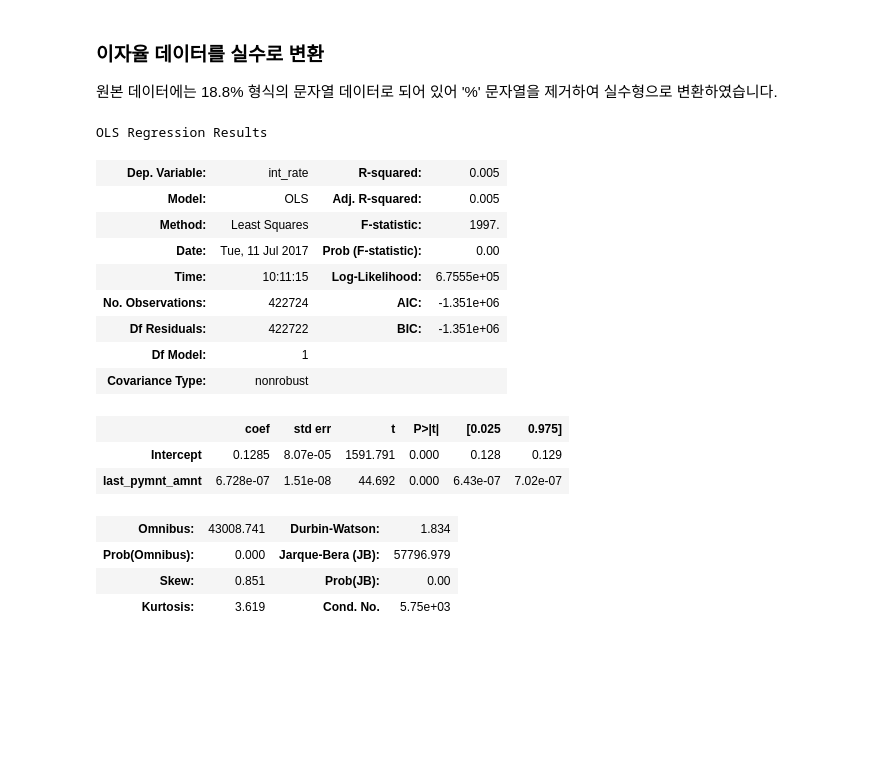
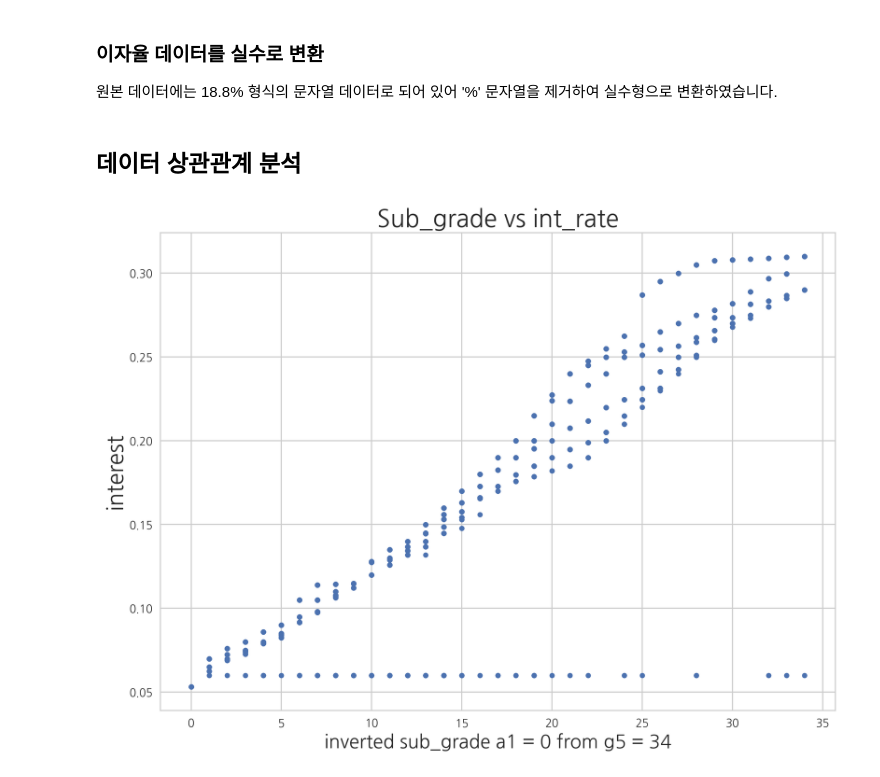
Before and after one commit to devyohan/fc_team_project2, a Jupyter notebook: notebook.ipynb, the cells around one changed output. Cells and saved outputs as stored; diff of their text form; code cells hidden in the pictures; blank space fills up the shorter version.

Commit message:
Added plot : sub_grade vs int_rate

```diff
--- a/notebook.ipynb
+++ b/notebook.ipynb
@@ -160,20 +158,16 @@ asdf = sm.OLS.from_formula("int_rate ~ last_pymnt_amnt", data=df0).fit()
-# %%
-asdf.summary()
-# %% [output]
-OLS Regression Results
-| Dep. Variable: | int_rate | R-squared: | 0.005 |
-| Model: | OLS | Adj. R-squared: | 0.005 |
-| Method: | Least Squares | F-statistic: | 1997. |
-| Date: | Tue, 11 Jul 2017 | Prob (F-statistic): | 0.00 |
-| Time: | 10:11:15 | Log-Likelihood: | 6.7555e+05 |
-| No. Observations: | 422724 | AIC: | -1.351e+06 |
-| Df Residuals: | 422722 | BIC: | -1.351e+06 |
-| Df Model: | 1 |  |  |
-| Covariance Type: | nonrobust |  |  |
-|  | coef | std err | t | P>|t| | [0.025 | 0.975] |
-| Intercept | 0.1285 | 8.07e-05 | 1591.791 | 0.000 | 0.128 | 0.129 |
-| last_pymnt_amnt | 6.728e-07 | 1.51e-08 | 44.692 | 0.000 | 6.43e-07 | 7.02e-07 |
-| Omnibus: | 43008.741 | Durbin-Watson: | 1.834 |
-| Prob(Omnibus): | 0.000 | Jarque-Bera (JB): | 57796.979 |
-| Skew: | 0.851 | Prob(JB): | 0.00 |
-| Kurtosis: | 3.619 | Cond. No. | 5.75e+03 |
+# %% [markdown]
+## 데이터 상관관계 분석
+# %%
+from sklearn.preprocessing import LabelEncoder
+le = LabelEncoder()
+le.fit(df0["sub_grade"].value_counts().index.sort_values())
+le.classes_
+df0["trs_grade"]=le.transform(df0["sub_grade"])
+
+plt.scatter(df0["trs_grade"], df0["int_rate"],s=20)
+plt.title("Sub_grade vs int_rate", size = 22)
+plt.xlabel("inverted sub_grade a1 = 0 from g5 = 34", size=17)
+plt.ylabel("interest", size=20)
+plt.show()
+# %% [output]
+[figure, added]
```
Also changed, not shown: parts of 1 cell of this notebook.
